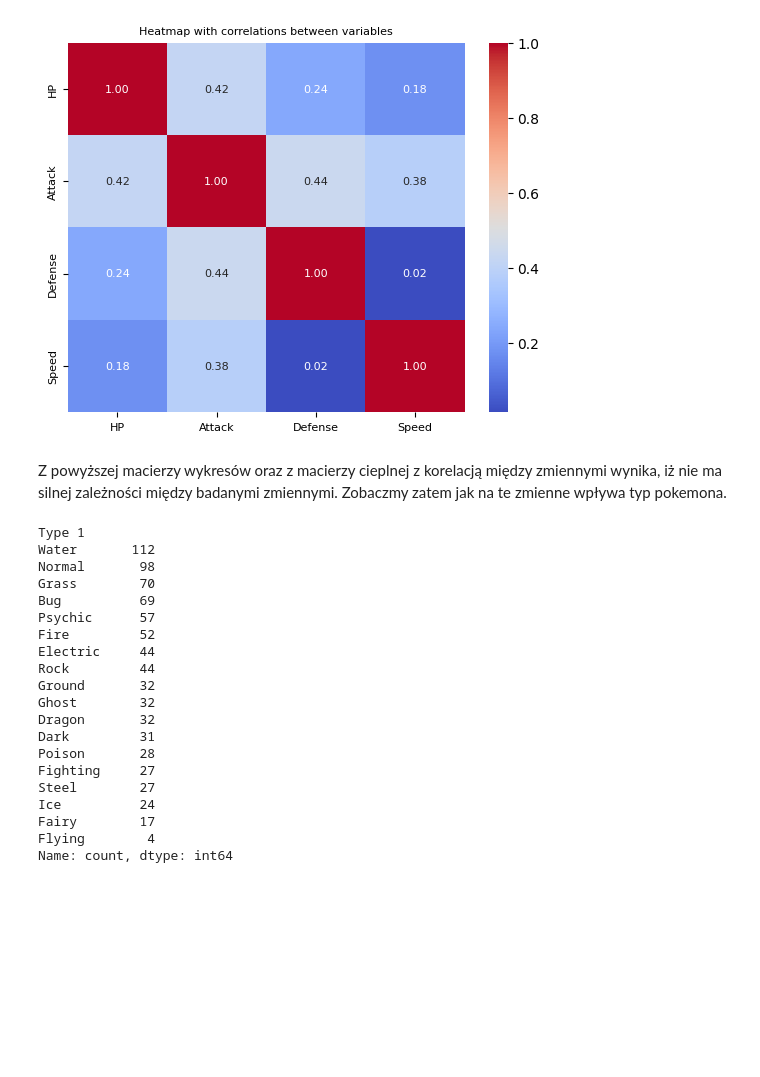
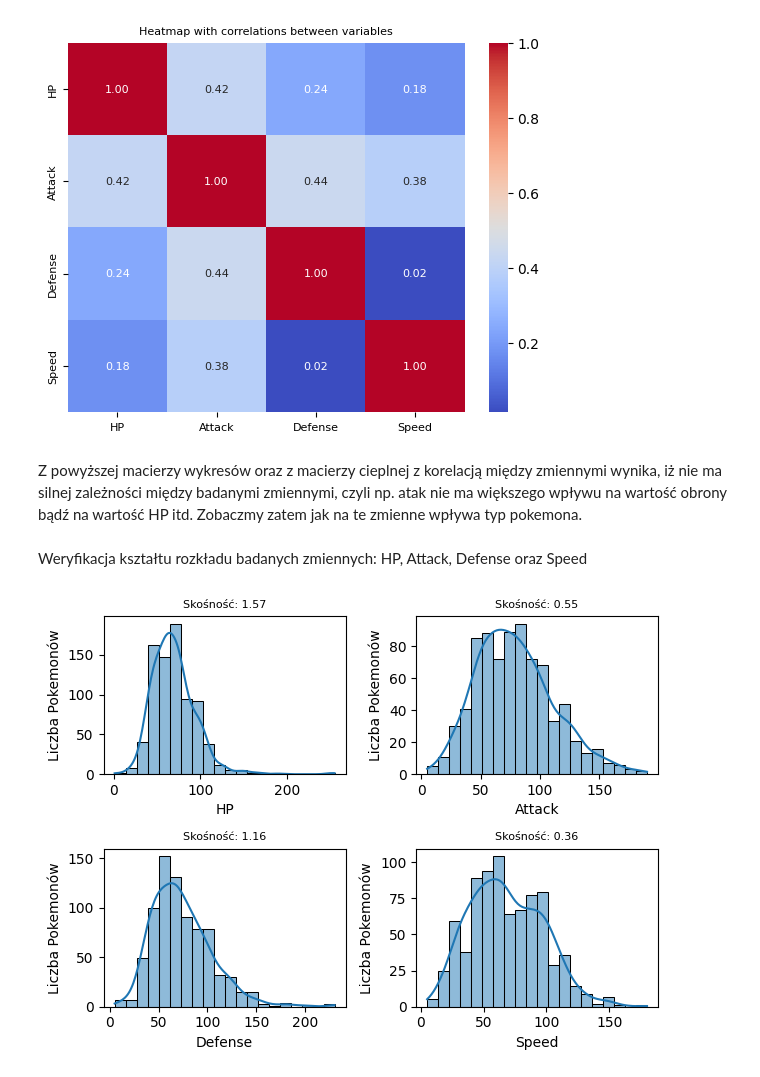
Before and after one commit to Kubix-commits/Wizualizacja-Danych, a Jupyter notebook: Projekt - wizualizacja/Wizualizacja danych.ipynb, the cells around one changed output. Drawn from its saved outputs; the diff is of its cells as text; code cells hidden in the pictures; blank space fills up the shorter version.

Commit message:
Histploty ze skośnościa plus transformacja Boxa Coxa

```diff
--- a/Projekt - wizualizacja/Wizualizacja danych.ipynb
+++ b/Projekt - wizualizacja/Wizualizacja danych.ipynb
@@ -121,28 +122,23 @@ plt.show()
 # %% [output]
 [figure]
 # %% [markdown]
-Z powyższej macierzy wykresów oraz z macierzy cieplnej z korelacją między zmiennymi wynika, iż nie ma silnej zależności między badanymi zmiennymi. Zobaczmy zatem jak na te zmienne wpływa typ pokemona.
+Z powyższej macierzy wykresów oraz z macierzy cieplnej z korelacją między zmiennymi wynika, iż nie ma silnej zależności między badanymi zmiennymi, czyli np. atak nie ma większego wpływu na wartość obrony bądź na wartość HP itd. Zobaczmy zatem jak na te zmienne wpływa typ pokemona.
-# %%
-pokemon_counts = dane['Type 1'].value_counts()
-print(pokemon_counts)
-# %% [output]
-Type 1
-Water       112
-Normal       98
-Grass        70
-Bug          69
-Psychic      57
-Fire         52
-Electric     44
-Rock         44
-Ground       32
-Ghost        32
-Dragon       32
-Dark         31
-Poison       28
-Fighting     27
-Steel        27
-Ice          24
-Fairy        17
-Flying        4
-Name: count, dtype: int64
+# %% [markdown]
+Weryfikacja kształtu rozkładu badanych zmiennych: HP, Attack, Defense oraz Speed
+# %%
+for i in range(len(checking_variables)):
+    checking_variable = checking_variables[i]
+
+    plt.subplot(2, 2, i + 1)
+    sns.histplot(data=dane, x=checking_variable, bins=20, kde=True)
+
+    skosnosc = dane[checking_variable].skew()
+
+    plt.title(f"Skośność: {skosnosc:.2f}", fontsize = 8)
+    plt.xlabel(checking_variable)
+    plt.ylabel("Liczba Pokemonów")
+
+plt.tight_layout()
+plt.show()
+# %% [output]
+[figure, added]
```
Also changed, not shown: parts of 5 cells of this notebook.
